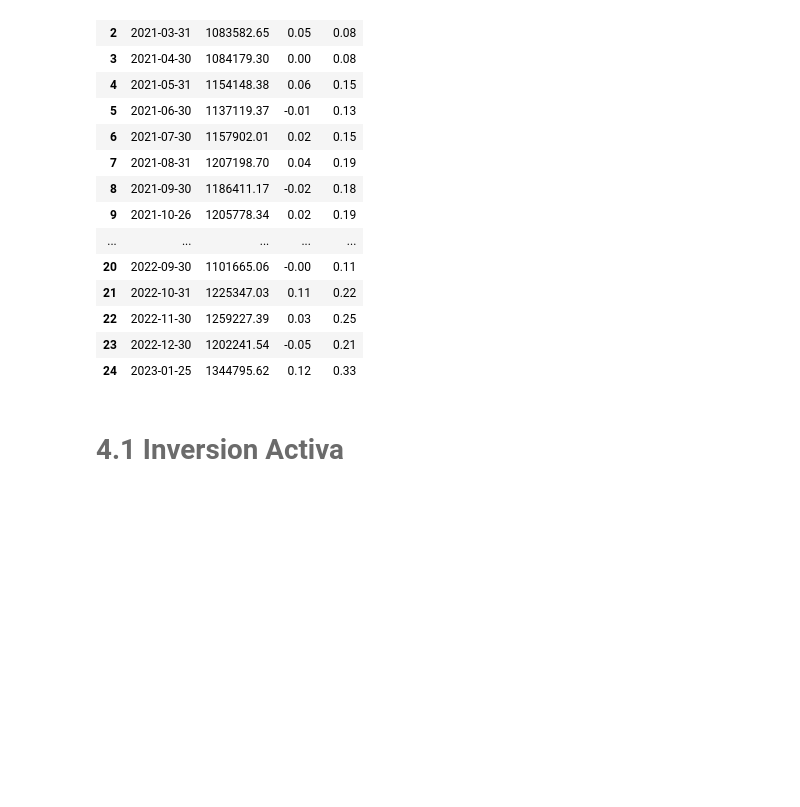
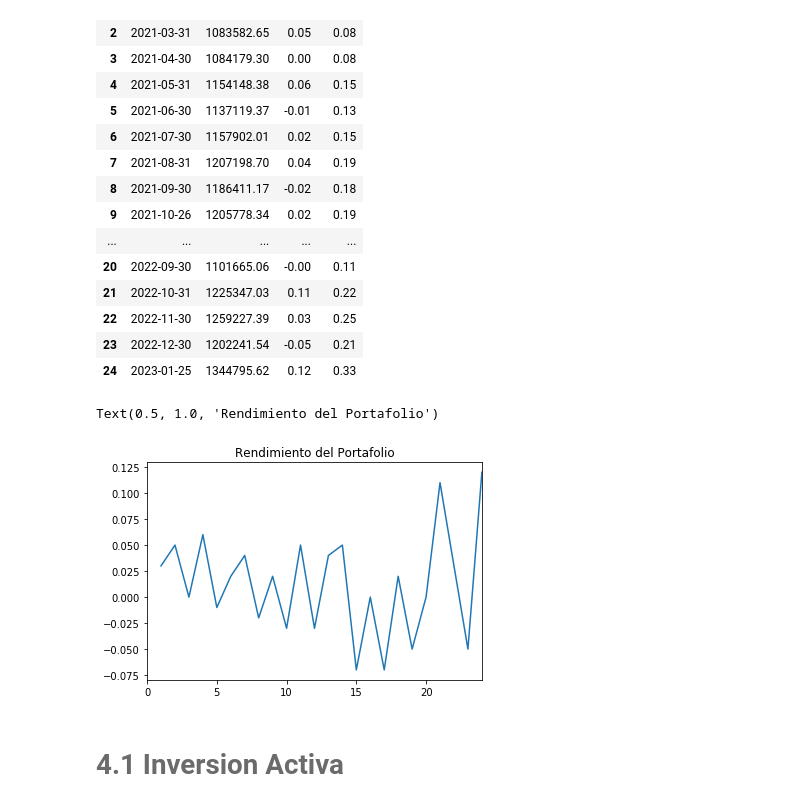
Before and after one commit to gerardogonz/Lab1-MSYT, a Jupyter notebook: notebook.ipynb, the cells around one changed output. Saved outputs shown, nothing was run; the diff lists cells and outputs as text; code cells hidden in the pictures; blank space fills up the shorter version.

```diff
--- a/notebook.ipynb
+++ b/notebook.ipynb
@@ -162,6 +169,12 @@ See the caveats in the documentation: http://pandas.pydata.org/pandas-docs/stabl
 | 22 | 2022-11-30 | 1259227.39 | 0.03 | 0.25 |
 | 23 | 2022-12-30 | 1202241.54 | -0.05 | 0.21 |
 | 24 | 2023-01-25 | 1344795.62 | 0.12 | 0.33 |
+# %%
+pasiva['Rend'].plot()
+plt.title('Rendimiento del Portafolio')
+# %% [output]
+Text(0.5, 1.0, 'Rendimiento del Portafolio')
+[figure, added]
 # %% [markdown]
 # <font color= #6B6B6B> 4.1 Inversion Activa  </font>
 # %% [markdown]
```
Also changed, not shown: parts of 1 cell of this notebook, 1 other file.
